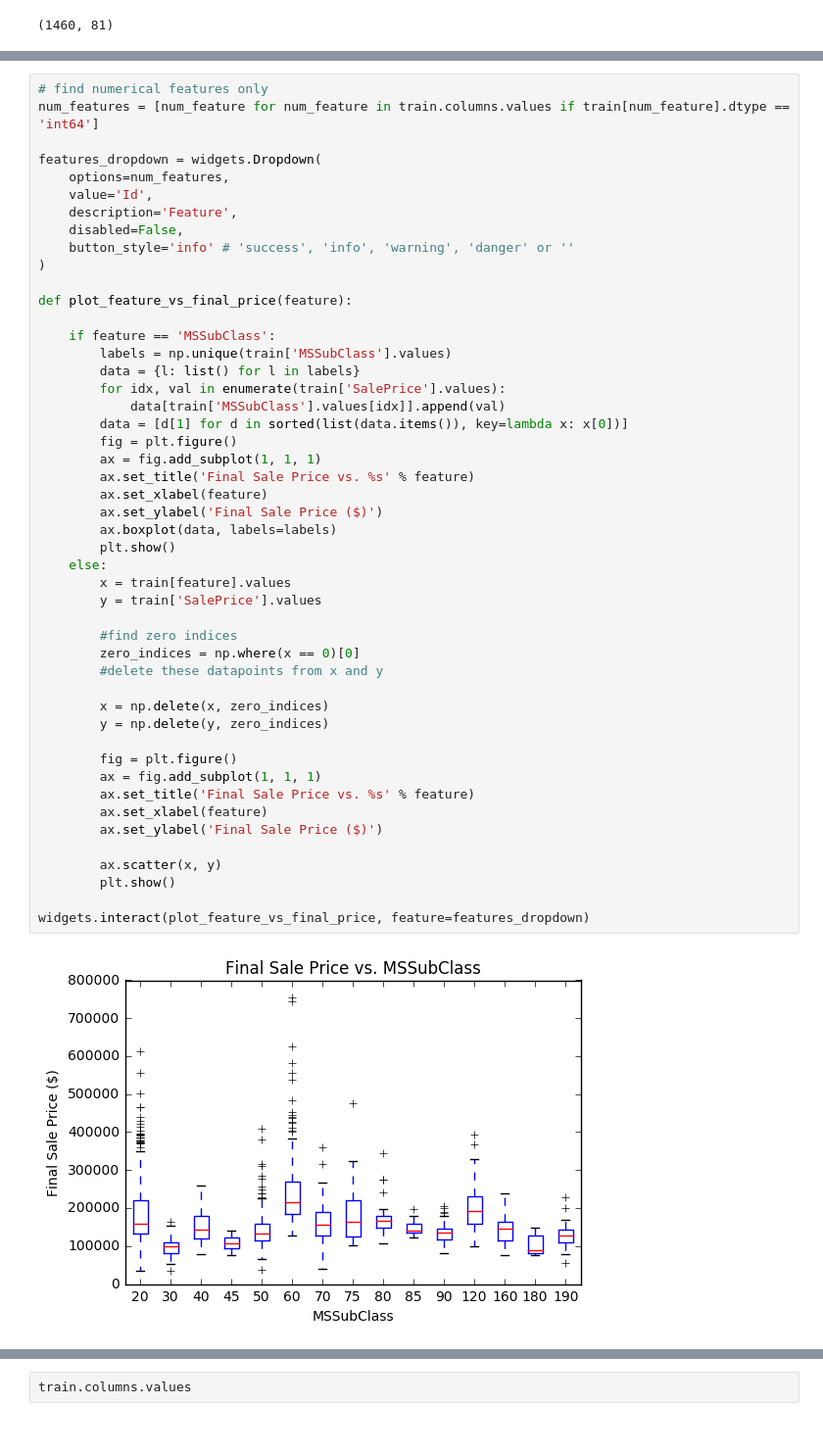
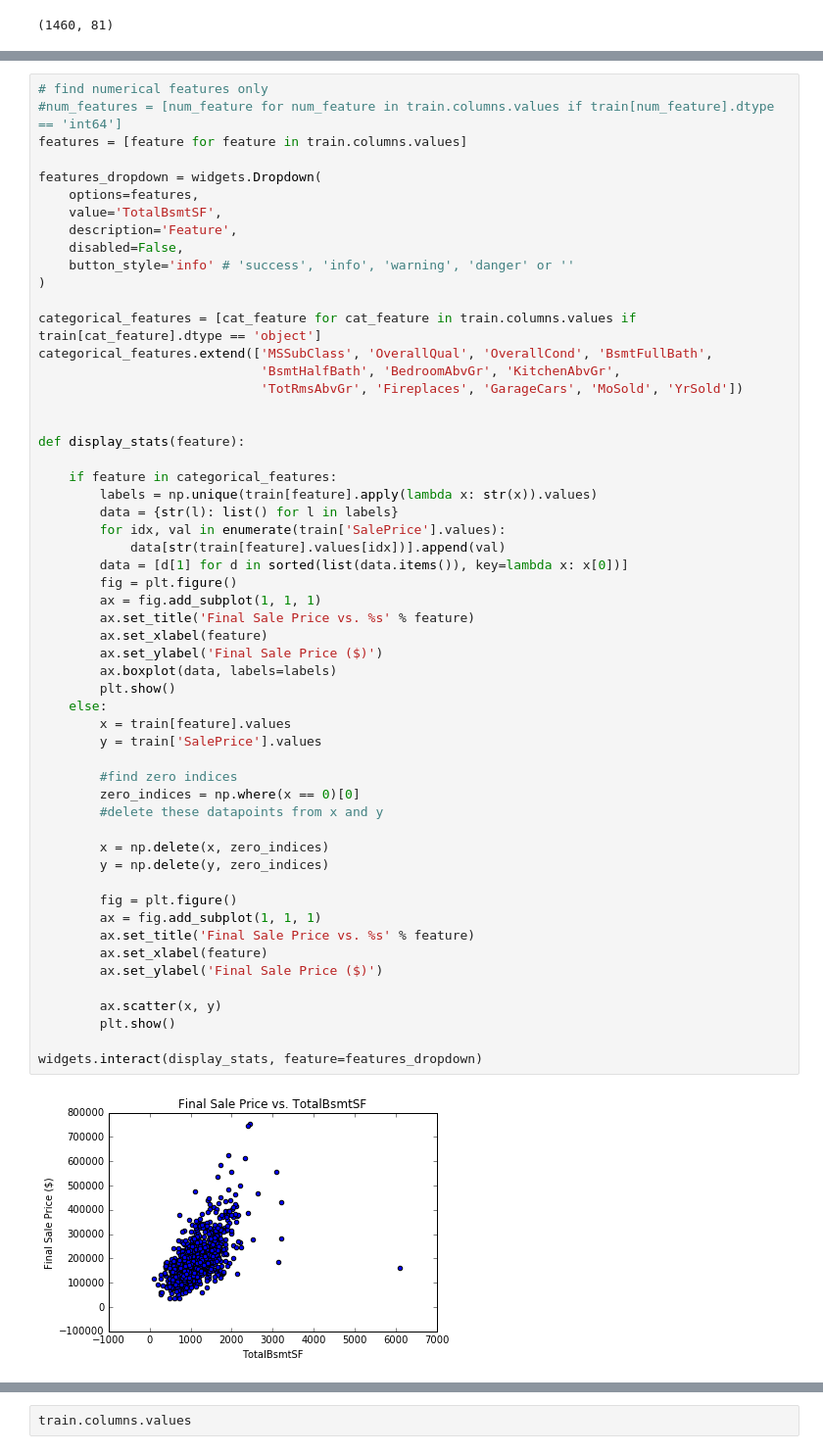
Before and after one commit to jmwaks/Real_Estate_Prices, a Jupyter notebook: Housing.ipynb, the cells around one changed output, grey strips where cells are left out. Shown: that part at 98% size. Drawn from its saved outputs; the diff is of its cells as text.

Commit message:
finished function for plotting all types of data

```diff
--- a/Housing.ipynb
+++ b/Housing.ipynb
@@ -30,50 +30,57 @@ train.shape
 # %%
 # find numerical features only
-num_features = [num_feature for num_feature in train.columns.values if train[num_feature].dtype == 'int64']
+#num_features = [num_feature for num_feature in train.columns.values if train[num_feature].dtype == 'int64']
+features = [feature for feature in train.columns.values]
 
 features_dropdown = widgets.Dropdown(
-    options=num_features,
-    value='Id',
+    options=features,
+    value='TotalBsmtSF',
     description='Feature',
     disabled=False,
     button_style='info' # 'success', 'info', 'warning', 'danger' or ''
 )
 
-def plot_feature_vs_final_price(feature):
+categorical_features = [cat_feature for cat_feature in train.columns.values if train[cat_feature].dtype == 'object']
+categorical_features.extend(['MSSubClass', 'OverallQual', 'OverallCond', 'BsmtFullBath',
+                             'BsmtHalfBath', 'BedroomAbvGr', 'KitchenAbvGr',
+                             'TotRmsAbvGr', 'Fireplaces', 'GarageCars', 'MoSold', 'YrSold'])
 
-    if feature == 'MSSubClass':
-        labels = np.unique(train['MSSubClass'].values)
-        data = {l: list() for l in labels}
+
+def display_stats(feature):
+
+    if feature in categorical_features:
+        labels = np.unique(train[feature].apply(lambda x: str(x)).values)
+        data = {str(l): list() for l in labels}
         for idx, val in enumerate(train['SalePrice'].values):
-            data[train['MSSubClass'].values[idx]].append(val)
+            data[str(train[feature].values[idx])].append(val)
         data = [d[1] for d in sorted(list(data.items()), key=lambda x: x[0])]
         fig = plt.figure()
         ax = fig.add_subplot(1, 1, 1)
         ax.set_title('Final Sale Price vs. %s' % feature)
         ax.set_xlabel(feature)
         ax.set_ylabel('Final Sale Price ($)')
         ax.boxplot(data, labels=labels)
         plt.show()
     else:
         x = train[feature].values
         y = train['SalePrice'].values
 
         #find zero indices
         zero_indices = np.where(x == 0)[0]
         #delete these datapoints from x and y
 
         x = np.delete(x, zero_indices)
         y = np.delete(y, zero_indices)
 
         fig = plt.figure()
         ax = fig.add_subplot(1, 1, 1)
         ax.set_title('Final Sale Price vs. %s' % feature)
         ax.set_xlabel(feature)
         ax.set_ylabel('Final Sale Price ($)')
 
         ax.scatter(x, y)
         plt.show()
 
-widgets.interact(plot_feature_vs_final_price, feature=features_dropdown)
+widgets.interact(display_stats, feature=features_dropdown)
 # %% [output]
-[figure, old version]
+[figure, new version]
```
Also changed, not shown: parts of 3 cells of this notebook.
